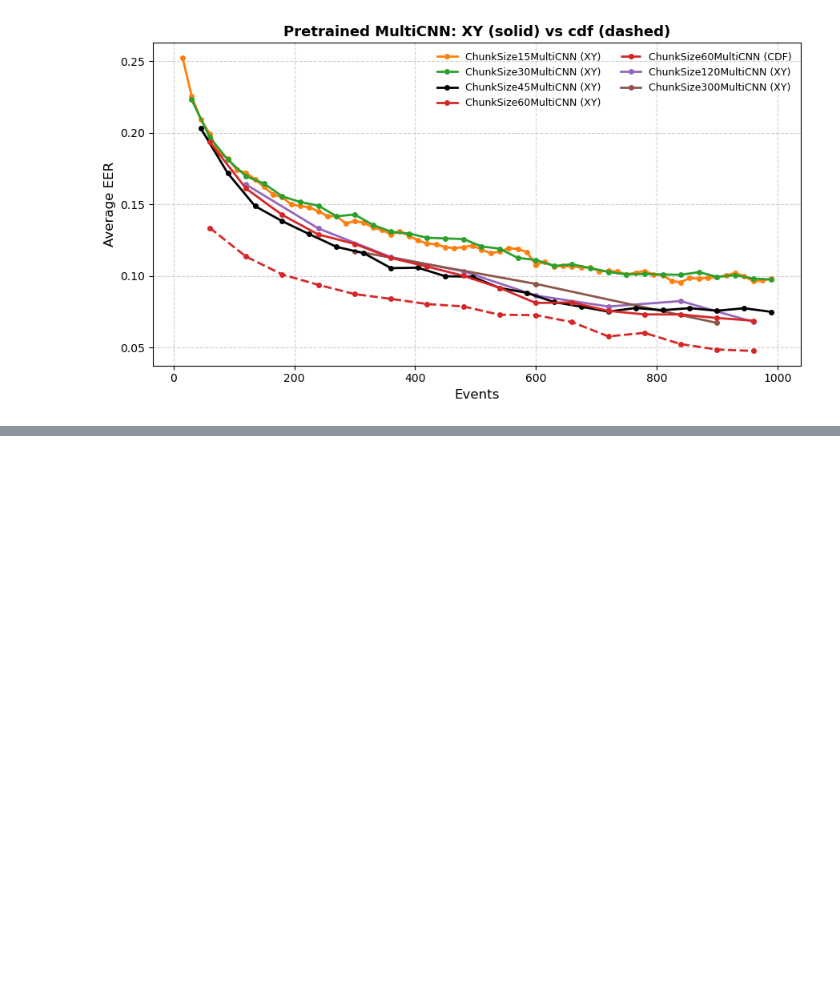
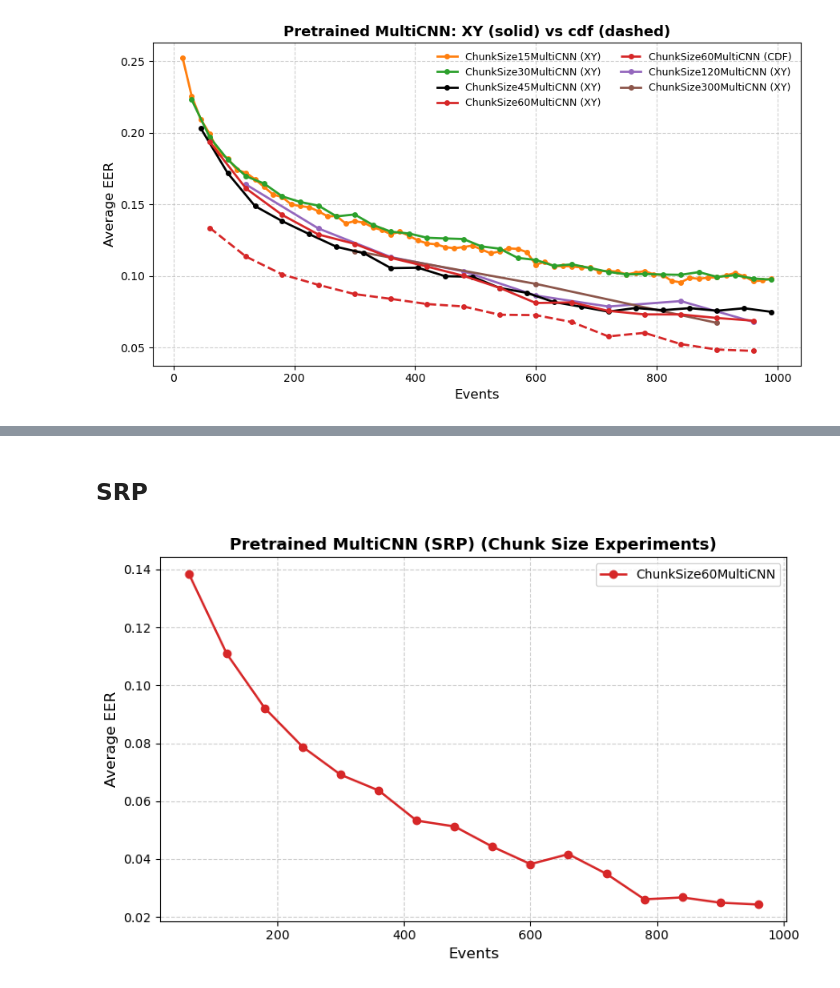
Before and after one commit to S-lijun/Mouse_Dynamics, a Jupyter notebook: Results_New.ipynb, the cells around one changed output, grey strips where cells are left out. Cells and saved outputs as stored; diff of their text form; code cells hidden in the pictures; blank space fills up the shorter version.

```diff
--- a/Results_New.ipynb
+++ b/Results_New.ipynb
@@ -583,3 +583,9 @@ df
 | 27 | XYPlot vs CDF | 28 | 10 | 2.55 | 0.44 | 2.11 | 0.090969 | ... |
 | 28 | XYPlot vs CDF | 29 | 10 | 2.15 | 0.48 | 1.67 | 0.172955 | ... |
 | 29 | XYPlot vs CDF | 30 | 10 | 2.40 | 0.58 | 1.82 | 0.074735 | ... |
+# %% [markdown]
+## SRP
+# %%
+plot_chunk_json_curves("Results/Pretrained_MultiCNN/SRP/OneChannel", max_event=1000, model="Pretrained MultiCNN (SRP)")
+# %% [output]
+[figure, added]
```
Also changed, not shown: 3 other files.
